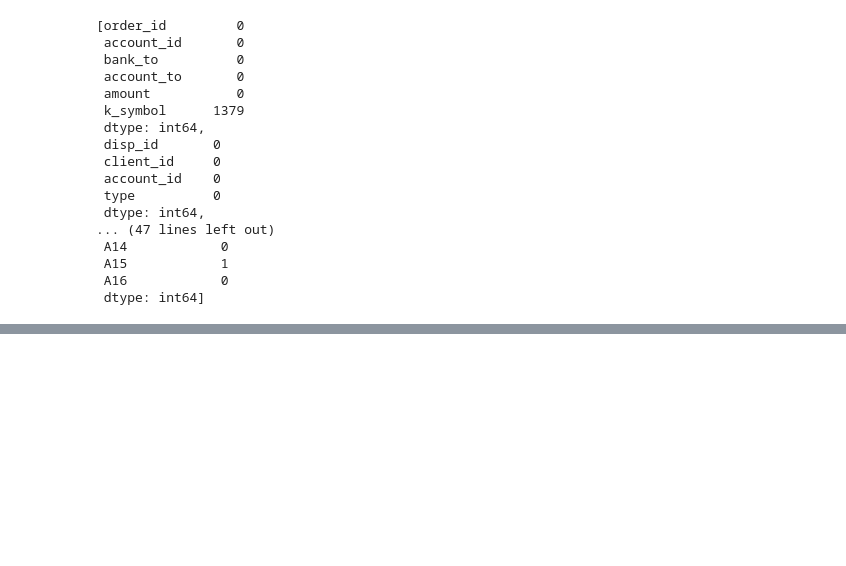
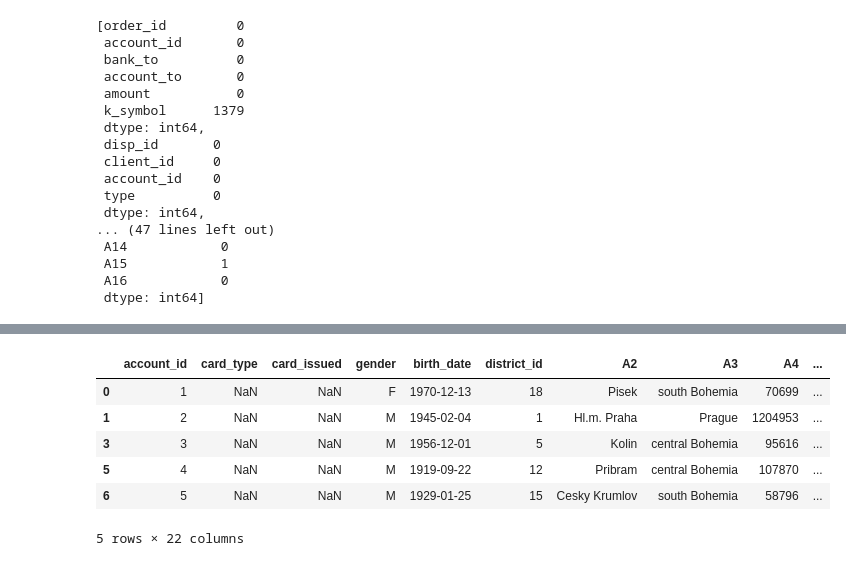
Before and after one commit to kangand/1000ml, a Jupyter notebook: unit4_project/Data prep.ipynb, the cells around one changed output, grey strips where cells are left out. Cells and saved outputs as stored; diff of their text form; code cells hidden in the pictures; blank space fills up the shorter version.

```diff
--- a/unit4_project/Data prep.ipynb
+++ b/unit4_project/Data prep.ipynb
@@ -70,0 +248,2 @@ tables_list = [order, disp, account, card, client, loan, trans, district]
+# %%
+disp = disp.join(client.set_index('client_id'), on='client_id')
@@ -70,0 +270,4 @@ tables_list = [order, disp, account, card, client, loan, trans, district]
+# %%
+n_clients = pd.DataFrame(disp['account_id'].value_counts())
+n_clients = n_clients.rename(columns={'account_id':'n_clients'})
+n_clients.sample(5)
@@ -70,0 +281,16 @@ tables_list = [order, disp, account, card, client, loan, trans, district]
+# %%
+n_clients['account_id'] = n_clients.index
+# %%
+disp = disp.join(n_clients.set_index('account_id'), on='account_id')
+# %%
+disp = disp[disp['type'] != 'DISPONENT']
+disp.drop(columns = ['disp_id', 'client_id', 'type'], inplace = True)
+disp.head()
+# %% [output]
+|  | account_id | card_type | card_issued | gender | birth_date | district_id | A2 | A3 | A4 | ... |
+| 0 | 1 | NaN | NaN | F | 1970-12-13 | 18 | Pisek | south Bohemia | 70699 | ... |
+| 1 | 2 | NaN | NaN | M | 1945-02-04 | 1 | Hl.m. Praha | Prague | 1204953 | ... |
+| 3 | 3 | NaN | NaN | M | 1956-12-01 | 5 | Kolin | central Bohemia | 95616 | ... |
+| 5 | 4 | NaN | NaN | M | 1919-09-22 | 12 | Pribram | central Bohemia | 107870 | ... |
+| 6 | 5 | NaN | NaN | M | 1929-01-25 | 15 | Cesky Krumlov | south Bohemia | 58796 | ... |
+5 rows × 22 columns
```
Also changed, not shown: parts of 37 cells of this notebook, 1 other file.
